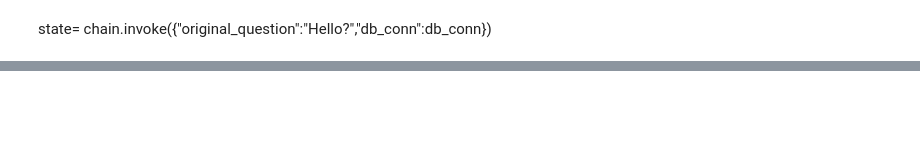
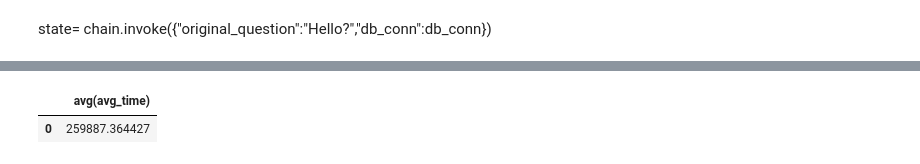
Before and after one commit to Ofi-Services/LLM-Testing, a Jupyter notebook: parallel.ipynb, the cells around one changed output, grey strips where cells are left out. Drawn from its saved outputs; the diff is of its cells as text; code cells hidden in the pictures; blank space fills up the shorter version.

```diff
--- a/parallel.ipynb
+++ b/parallel.ipynb
@@ -1008,0 +995,2 @@ a.consultar_db("""SELECT AVG(avg_time) FROM cases WHERE type = 'Renewal';
+# %%
+state = chain.invoke({"original_question": "What are the most common deviations vs the most common path and at what point do they occur? And what is the impact on process times?", "db_conn": db_conn, "chat_history": []})
@@ -1008,0 +1035,5 @@ a.consultar_db("""SELECT AVG(avg_time) FROM cases WHERE type = 'Renewal';
+# %%
+state["query_dfs"][2]
+# %% [output]
+|  | avg(avg_time) |
+| 0 | 259887.364427 |
```
Also changed, not shown: parts of 12 cells of this notebook, 2 other files.
